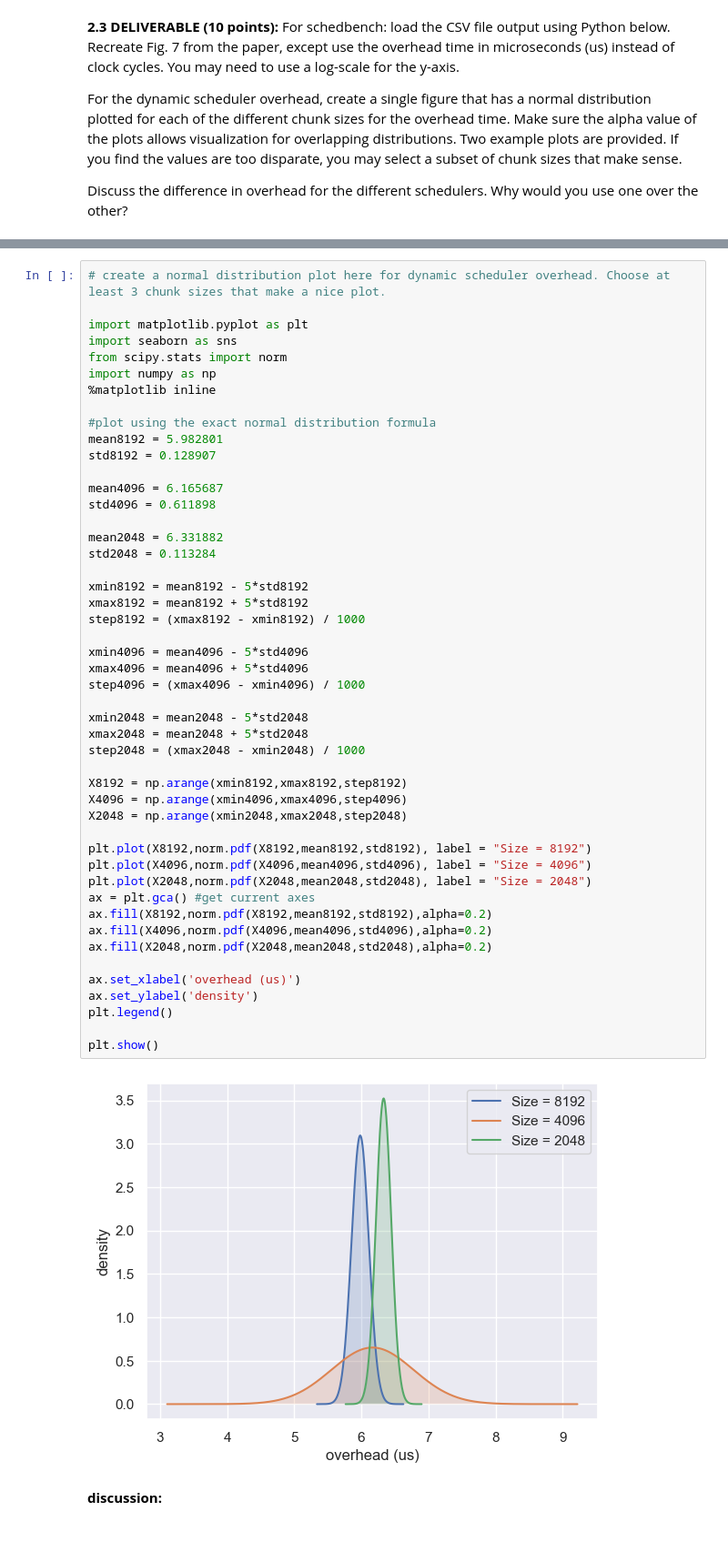
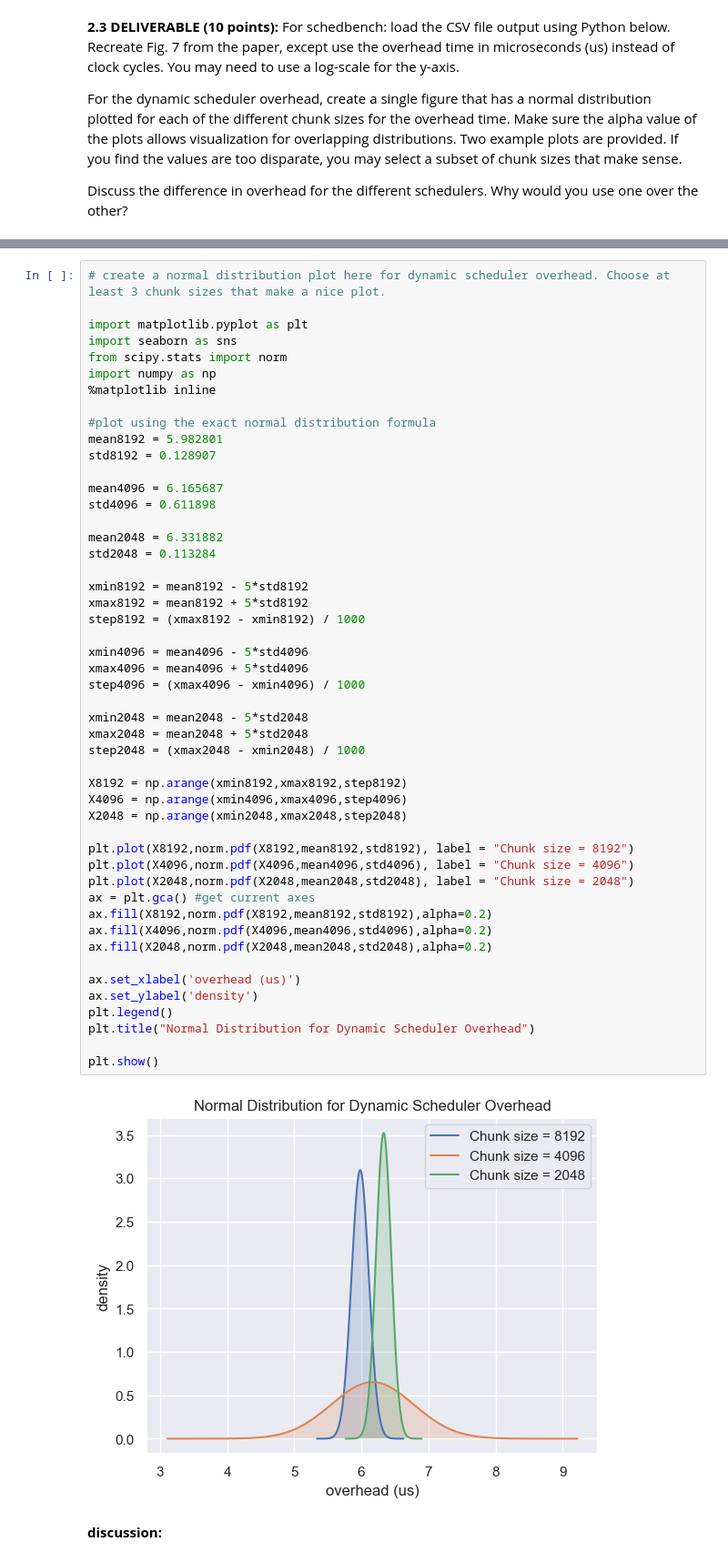
Before and after one commit to awwle6107/eecs569_assignment, a Jupyter notebook: hw2/hw02-submission-groupname.ipynb, the cells around one changed output, grey strips where cells are left out. Shown: that part at 91% size. Cells and saved outputs as stored; diff of their text form; blank space fills up the shorter version.

```diff
--- a/hw2/hw02-submission-groupname.ipynb
+++ b/hw2/hw02-submission-groupname.ipynb
@@ -171,37 +149,38 @@ std4096 = 0.611898
 mean2048 = 6.331882
 std2048 = 0.113284
 
 xmin8192 = mean8192 - 5*std8192
 xmax8192 = mean8192 + 5*std8192
 step8192 = (xmax8192 - xmin8192) / 1000
 
 xmin4096 = mean4096 - 5*std4096
 xmax4096 = mean4096 + 5*std4096
 step4096 = (xmax4096 - xmin4096) / 1000
 
 xmin2048 = mean2048 - 5*std2048
 xmax2048 = mean2048 + 5*std2048
 step2048 = (xmax2048 - xmin2048) / 1000
 
 X8192 = np.arange(xmin8192,xmax8192,step8192)
 X4096 = np.arange(xmin4096,xmax4096,step4096)
 X2048 = np.arange(xmin2048,xmax2048,step2048)
 
-plt.plot(X8192,norm.pdf(X8192,mean8192,std8192), label = "Size = 8192")
-plt.plot(X4096,norm.pdf(X4096,mean4096,std4096), label = "Size = 4096")
-plt.plot(X2048,norm.pdf(X2048,mean2048,std2048), label = "Size = 2048")
+plt.plot(X8192,norm.pdf(X8192,mean8192,std8192), label = "Chunk size = 8192")
+plt.plot(X4096,norm.pdf(X4096,mean4096,std4096), label = "Chunk size = 4096")
+plt.plot(X2048,norm.pdf(X2048,mean2048,std2048), label = "Chunk size = 2048")
 ax = plt.gca() #get current axes
 ax.fill(X8192,norm.pdf(X8192,mean8192,std8192),alpha=0.2)
 ax.fill(X4096,norm.pdf(X4096,mean4096,std4096),alpha=0.2)
 ax.fill(X2048,norm.pdf(X2048,mean2048,std2048),alpha=0.2)
 
 ax.set_xlabel('overhead (us)')
 ax.set_ylabel('density')
 plt.legend()
+plt.title("Normal Distribution for Dynamic Scheduler Overhead")
 
 plt.show()
 # %% [output]
-[figure, old version]
+[figure, new version]
 # %% [markdown]
 **discussion:**
 # %% [markdown]
```
Also changed, not shown: parts of 7 cells of this notebook.
